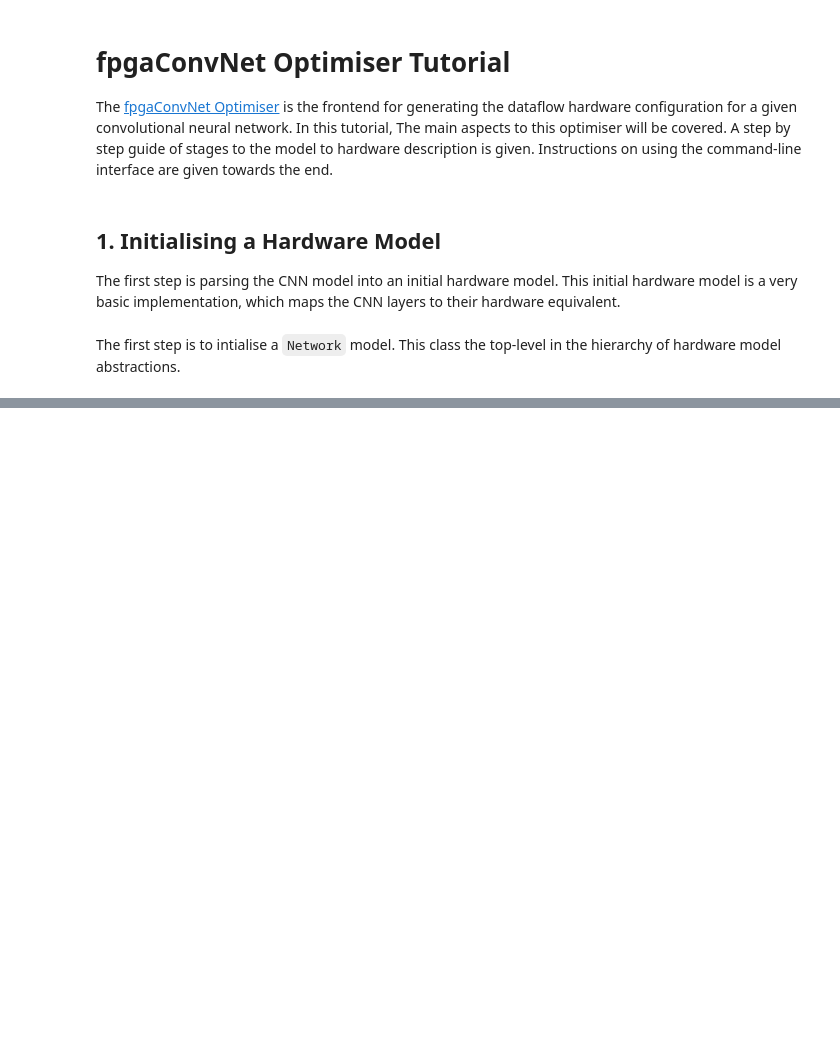
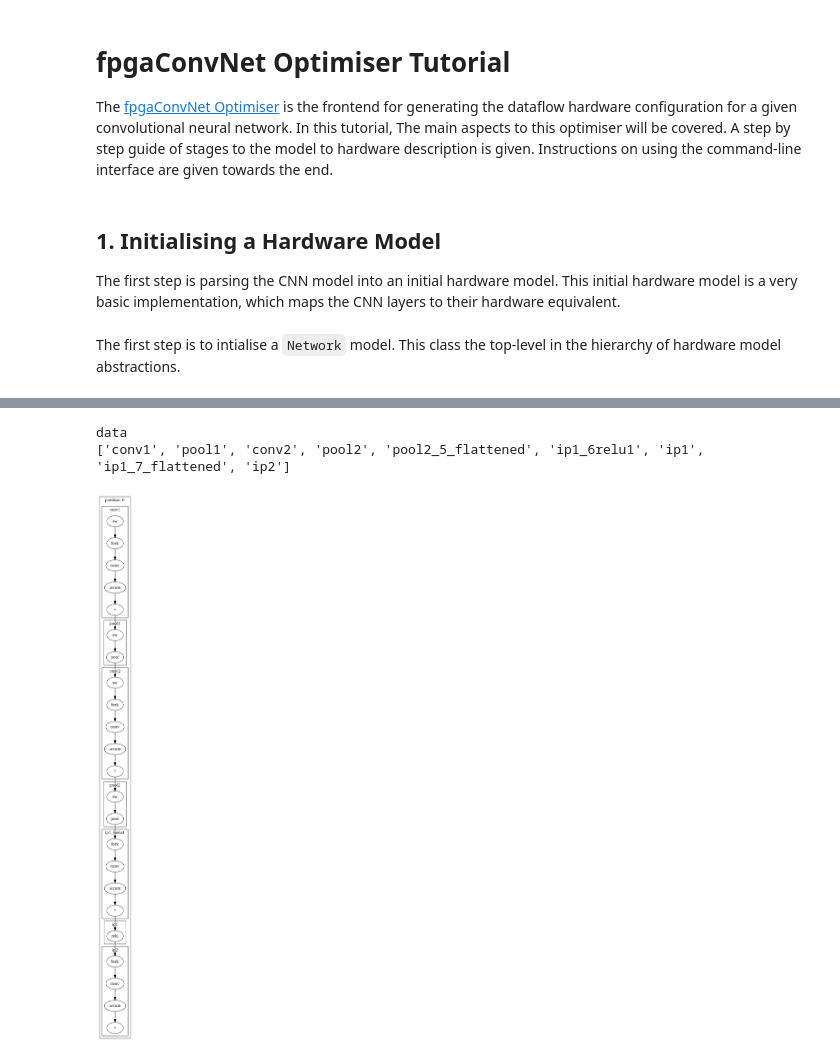
Before and after one commit to AlexMontgomerie/fpgaconvnet-tutorial, a Jupyter notebook: fpgaconvnet-optimiser.ipynb, the cells around one changed output, grey strips where cells are left out. Drawn from its saved outputs; the diff is of its cells as text; code cells hidden in the pictures; blank space fills up the shorter version.

```diff
--- a/fpgaconvnet-optimiser.ipynb
+++ b/fpgaconvnet-optimiser.ipynb
@@ -22,12 +35,17 @@ Collecting torch==1.7.1
 # %%
 from fpgaconvnet_optimiser.models.network import Network
 
 # create network
 lenet = Network("lenet", "lenet.onnx")
+lenet.update_partitions()
 
 # visualise network
 lenet.visualise("figures/lenet_baseline.png")
 Image(filename="figures/lenet_baseline.png")
+# %% [output]
+data
+['conv1', 'pool1', 'conv2', 'pool2', 'pool2_5_flattened', 'ip1_6relu1', 'ip1', 'ip1_7_flattened', 'ip2']
+[figure, added]
 # %%
 # get all avaiable partitions
 print("all horizontal splits: ", lenet.get_all_horizontal_splits(0))
```
Also changed, not shown: parts of 4 cells of this notebook.
